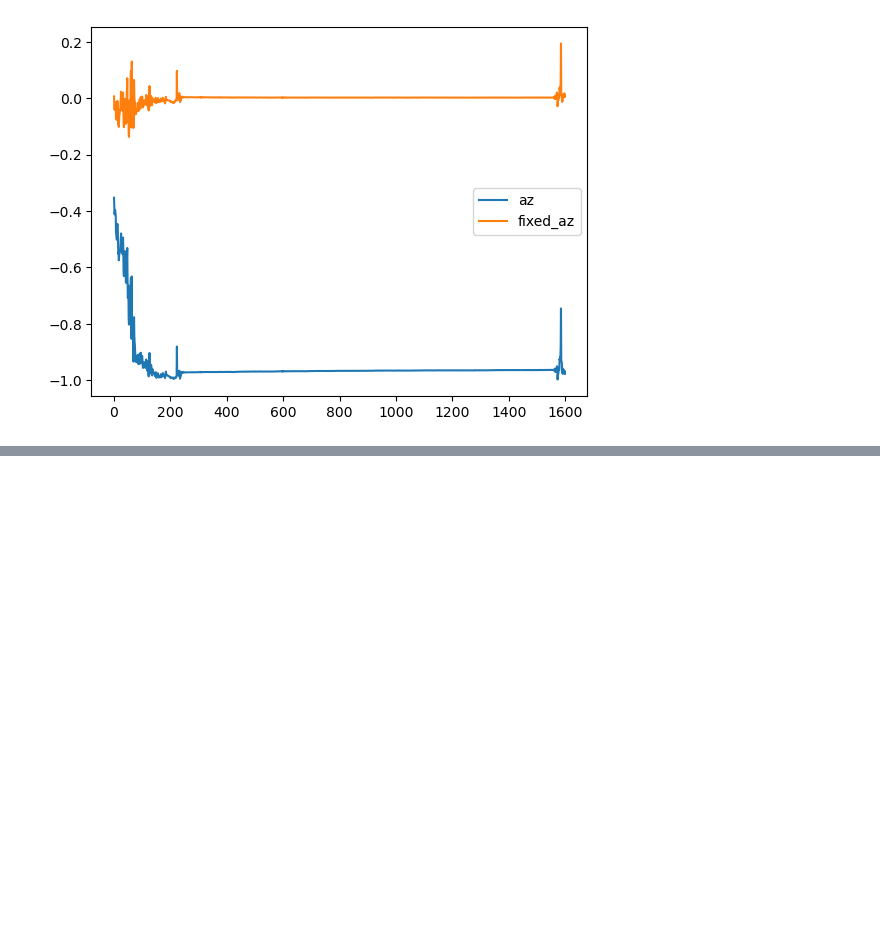
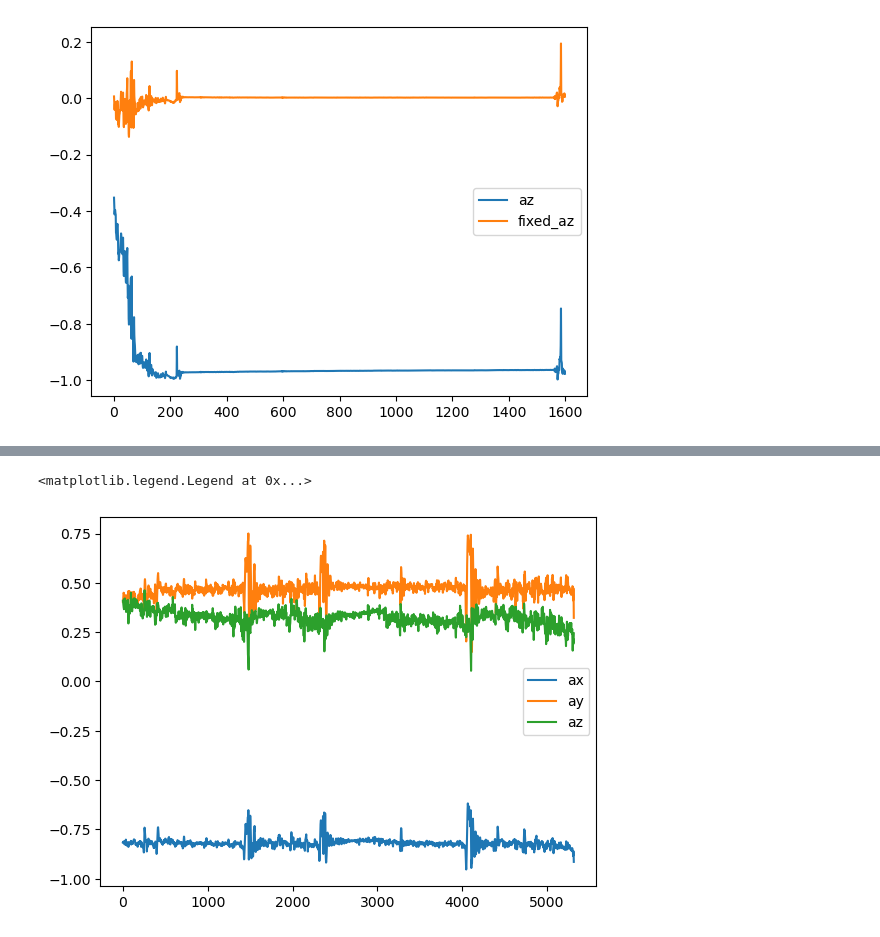
Before and after one commit to anni5701/tracePrediction, a Jupyter notebook: processing_notebook.ipynb, the cells around one changed output, grey strips where cells are left out. Saved outputs shown, nothing was run; the diff lists cells and outputs as text; code cells hidden in the pictures; blank space fills up the shorter version.

```diff
--- a/processing_notebook.ipynb
+++ b/processing_notebook.ipynb
@@ -182,0 +320,13 @@ plt.legend()
+# %%
+def quaternions(df: pd.DataFrame):
+    T = df["t_r"].values
+    A = df[["ax", "ay", "az"]].values
+    G = df[["gx", "gy", "gz"]].values
+    Q = np.zeros((len(T), 4))
+    Q[0] = ahrs.common.orientation.acc2q(A[0])
+    for i in range(1, len(T)):
+        madgwick.Dt = (T[i] - T[i - 1])
+        Q[i] = madgwick.updateIMU(Q[i - 1], G[i], A[i])
+    df_q = pd.concat([df.reset_index(drop=True), pd.DataFrame(Q, columns=['q0','q1','q2','q3'])], axis=1)
+
+    return df_q
@@ -182,0 +356,22 @@ plt.legend()
+# %%
+def add_xy_delta_values(df:pd.DataFrame):
+    df['dx'] = df['x'] - df['x'].shift(1)
+    df['dy'] = df['y'] - df['y'].shift(1)
+    # introduces NaN values in the beginning
+    df['dx'] = df['dx'].fillna(0)
+    df['dy'] = df['dy'].fillna(0)
+    return df
+# %%
+def process_dataframe(df: pd.DataFrame):
+    df = quaternions(df)
+    print("calculate the rotation matrices...")
+    df['r'] = df.apply(lambda row: rotation_matrix([row.q0, row.q1, row.q2, row.q3]), axis=1)
+    print("calculate the navigation frame representation...")
+    df[['nav_ax', 'nav_ay', 'nav_az']] = df.apply(lambda row: pd.Series(navigation_acc(row.r, [row.ax, row.ay, row.az])), axis=1)
+
+    print("integrate the acceleration...")
+    vel_x, vel_y,vel_z,pos_x, pos_y, pos_z = integrate(df)
+    integrated_data = np.stack((vel_x, vel_y, vel_z, pos_x, pos_y, pos_z), axis=1)
+    df = pd.concat([df.reset_index(drop=True), pd.DataFrame(integrated_data, columns=['vel_x','vel_y','vel_z', 'pos_x', 'pos_y', 'pos_z'])], axis=1)
+    df = add_xy_delta_values(df)
+    return df
@@ -182,0 +384,8 @@ plt.legend()
+# %%
+plt.plot(data.ax, label="ax")
+plt.plot(data.ay, label="ay")
+plt.plot(data.az, label="az")
+plt.legend()
+# %% [output]
+<matplotlib.legend.Legend at 0x...>
+[figure, added]
```
Also changed, not shown: parts of 17 cells of this notebook.
